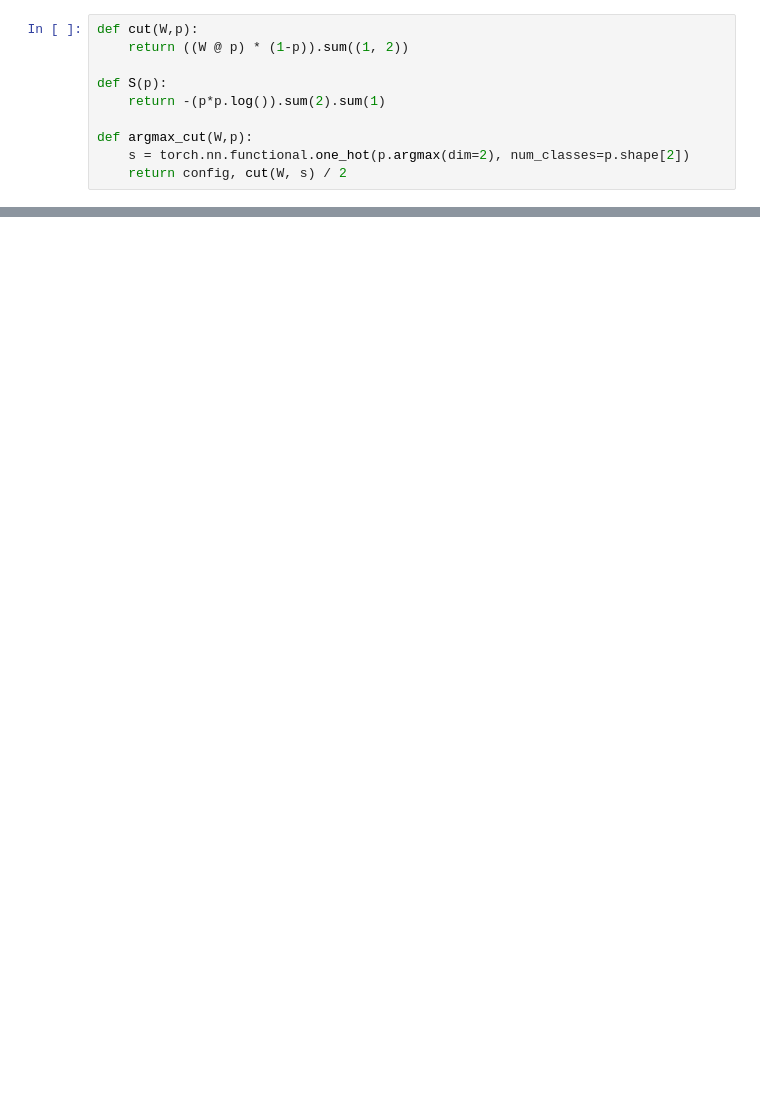
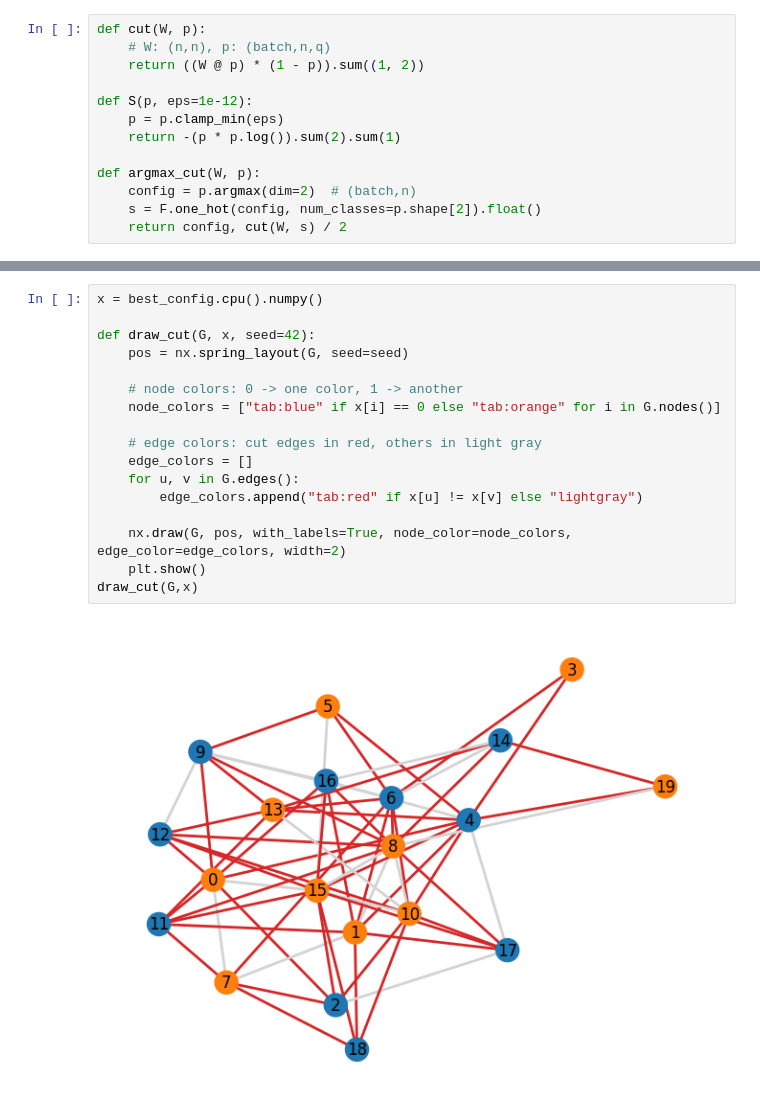
Before and after one commit to ronitd2002/QeFEM, a Jupyter notebook: maxcut-trial-run.ipynb, the cells around one changed output, grey strips where cells are left out. Saved outputs shown, nothing was run; the diff lists cells and outputs as text; blank space fills up the shorter version.

```diff
--- a/maxcut-trial-run.ipynb
+++ b/maxcut-trial-run.ipynb
@@ -53,10 +68,13 @@ Unique values in W: [0. 1.]
 # %%
-def cut(W,p):
-    return ((W @ p) * (1-p)).sum((1, 2))
+def cut(W, p):
+    # W: (n,n), p: (batch,n,q)
+    return ((W @ p) * (1 - p)).sum((1, 2))
 
-def S(p):
-    return -(p*p.log()).sum(2).sum(1)
+def S(p, eps=1e-12):
+    p = p.clamp_min(eps)
+    return -(p * p.log()).sum(2).sum(1)
 
-def argmax_cut(W,p):
-    s = torch.nn.functional.one_hot(p.argmax(dim=2), num_classes=p.shape[2])
+def argmax_cut(W, p):
+    config = p.argmax(dim=2)  # (batch,n)
+    s = F.one_hot(config, num_classes=p.shape[2]).float()
     return config, cut(W, s) / 2
@@ -82,0 +119,19 @@ def solve(problem,W,batch,q,panelty,beta_range):
+# %%
+x = best_config.cpu().numpy()
+
+def draw_cut(G, x, seed=42):
+    pos = nx.spring_layout(G, seed=seed)
+
+    # node colors: 0 -> one color, 1 -> another
+    node_colors = ["tab:blue" if x[i] == 0 else "tab:orange" for i in G.nodes()]
+
+    # edge colors: cut edges in red, others in light gray
+    edge_colors = []
+    for u, v in G.edges():
+        edge_colors.append("tab:red" if x[u] != x[v] else "lightgray")
+
+    nx.draw(G, pos, with_labels=True, node_color=node_colors, edge_color=edge_colors, width=2)
+    plt.show()
+draw_cut(G,x)
+# %% [output]
+[figure, added]
```
Also changed, not shown: parts of 10 cells of this notebook, 1 other file.
